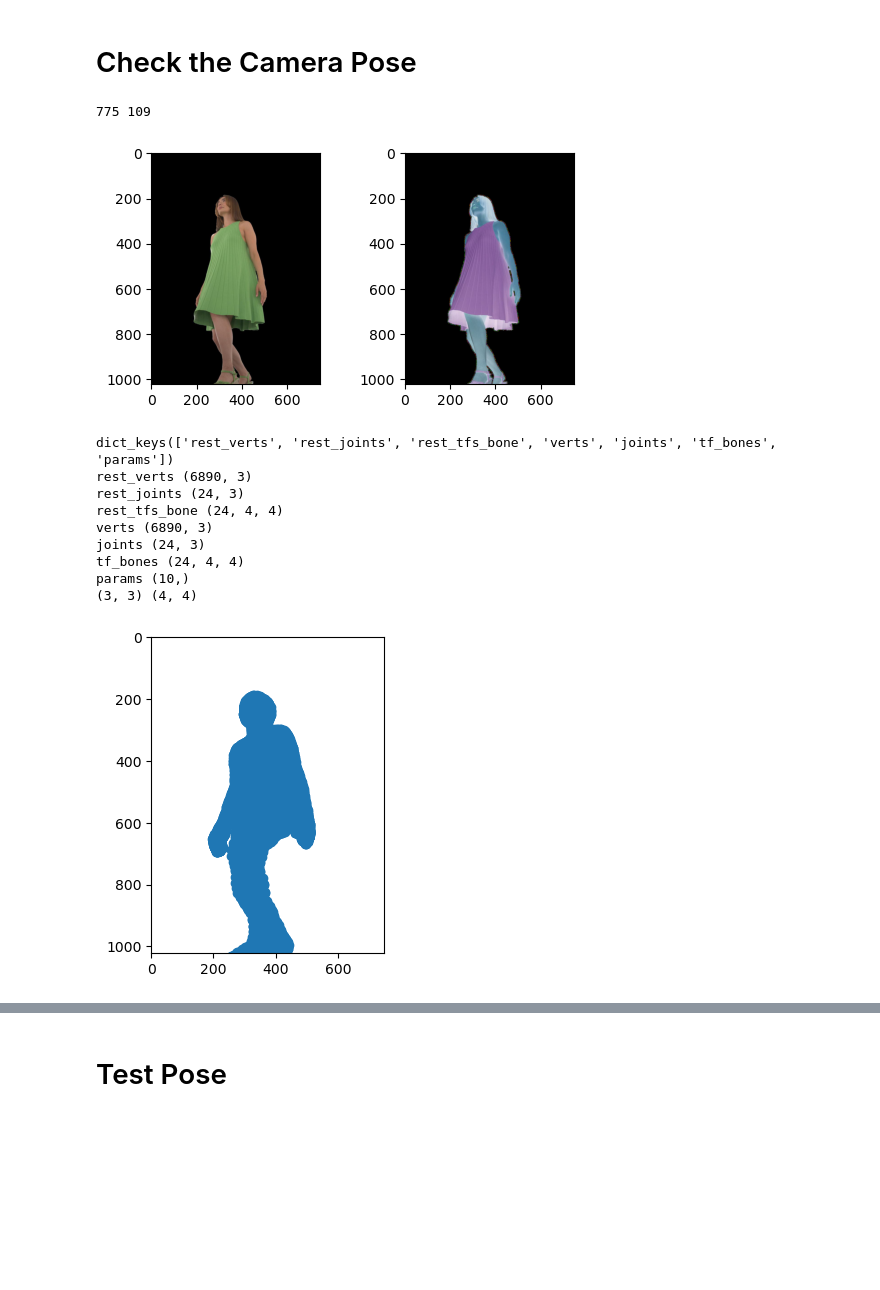
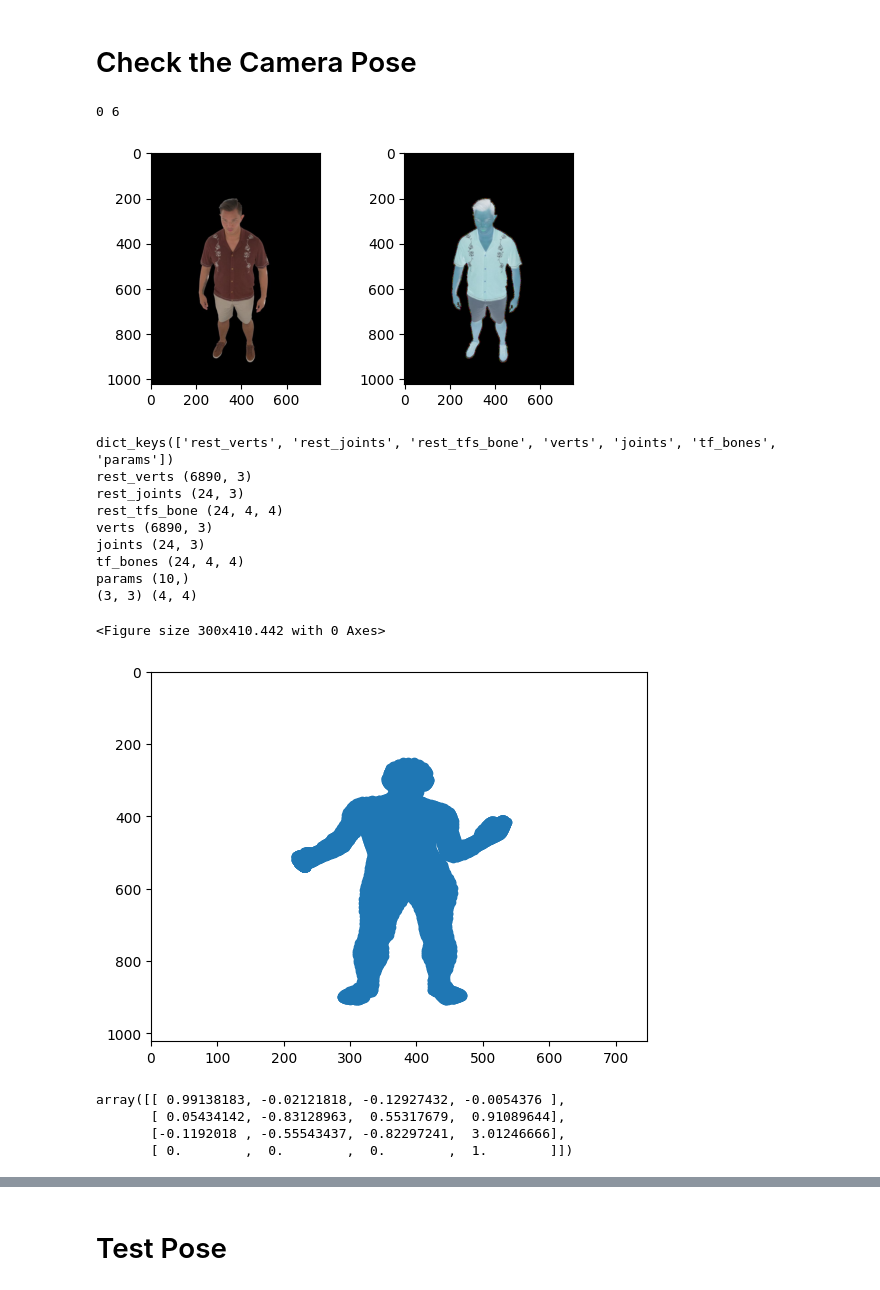
Before and after one commit to stevenygd/tava, a Jupyter notebook: notebooks/humanrf_data_check.ipynb, the cells around one changed output, grey strips where cells are left out. Drawn from its saved outputs; the diff is of its cells as text; code cells hidden in the pictures; blank space fills up the shorter version.

```diff
--- a/notebooks/humanrf_data_check.ipynb
+++ b/notebooks/humanrf_data_check.ipynb
@@ -27,7 +25,11 @@ body_models      smplify_public     zju
 # %%
 from tava.datasets import humanrf_parser
 root_fp = "/home/guandao/tava/data/actorhq_dataset"
-parser = humanrf_parser.SubjectParser(subject_id=1, root_fp=root_fp)
+post_fix = "_qual"
+# post_fix = ""
+subject_id = 2
+parser = humanrf_parser.SubjectParser(
+    subject_id=subject_id, root_fp=root_fp, post_fix=post_fix)
 parser
 # %% [output]
 <tava.datasets.humanrf_parser.SubjectParser at 0x...>
@@ -35,7 +37,8 @@ parser
 # Check the Camera Pose
 # %%
 fid = parser.frame_ids[random.choice(list(range(len(parser.frame_ids))))]
-cid = parser.camera_ids[random.choice(list(range(len(parser.camera_ids))))]
+# cid = parser.camera_ids[random.choice(list(range(len(parser.camera_ids))))]
+cid = parser.camera_ids[6]
 print(fid, cid)
 image = parser.load_image(fid, cid)
 mask = parser.load_mask(fid, cid)
@@ -46,38 +49,70 @@ plt.subplot(122)
 plt.imshow(image * mask[..., None])
 plt.show()
 # %% [output]
-775 109
+0 6
-[figure, old version]
+[figure, new version]
 # %%
 pose = parser.load_meta_data(fid)
 print(pose.keys())
 for k, v in pose.items():
     print(k, v.shape)
 K, w2c = parser.cameras["K"][cid], parser.cameras["w2c"][cid]
+# c2w = np.array(
+# [[-1., 0., 0., 0.45],
+#  [ 0., -1., 0., 0.4],
+#  [ 0., 0., 1., -3.1],
+#  [ 0., 0., 0., 1.]]
+# ).reshape(4, 4)
+# w2c = np.linalg.inv(c2w)
+c2w = np.array(
+    [[-1., 0., 0., 0.48962471],
+     [0., -1., 0., 0.53694844],
+     [0., 0., 1., -3.96953058],
+     [0., 0., 0., 1.]]
+).reshape(4, 4)
+w2c = np.linalg.inv(c2w)
 H, W = parser.cameras["heights"][cid], parser.cameras["widths"][cid]
 print(K.shape, w2c.shape)
 
 verts = pose["verts"]
 homo_verts = np.concatenate([
     verts, np.ones_like(verts[:, :1])
 ], axis=-1)
 homo_verts = (w2c @ homo_verts.T).T
 homo_c_verts = homo_verts[:, :3] / homo_verts[:, 3:]
 homo_proj = (K @ homo_c_verts.T).T
 homo_proj = homo_proj[:, :2] / homo_proj[:, 2:]
+
+# Matplotlib
 plt.figure(figsize=(3, 3 * H / W))
+fig, ax = plt.subplots()
 plt.scatter(homo_proj[:, 0], homo_proj[:, 1])
+
+# Create a Rectangle patch
+# import matplotlib.patches as patches
+# rect = patches.Rectangle((0, 0), W, H, linewidth=1, edgecolor='r', facecolor='none')
+# ax.add_patch(rect)
 plt.xlim(0, W)
 plt.ylim(H, 0)
+# plt.xlim(0, max(W, H))
+# plt.ylim(0, max(W, H))
 plt.show()
 # %% [output]
 dict_keys(['rest_verts', 'rest_joints', 'rest_tfs_bone', 'verts', 'joints', 'tf_bones', 'params'])
 rest_verts (6890, 3)
 rest_joints (24, 3)
 rest_tfs_bone (24, 4, 4)
 verts (6890, 3)
 joints (24, 3)
 tf_bones (24, 4, 4)
 params (10,)
 (3, 3) (4, 4)
+<Figure size 300x410.442 with 0 Axes>
-[figure, old version]
+[figure, new version]
+# %%
+"w2c", w2c
+# %% [output]
+array([[ 0.99138183, -0.02121818, -0.12927432, -0.0054376 ],
+       [ 0.05434142, -0.83128963,  0.55317679,  0.91089644],
+       [-0.1192018 , -0.55543437, -0.82297241,  3.01246666],
+       [ 0.        ,  0.        ,  0.        ,  1.        ]])
```
Also changed, not shown: parts of 7 cells of this notebook, 14 other files.
